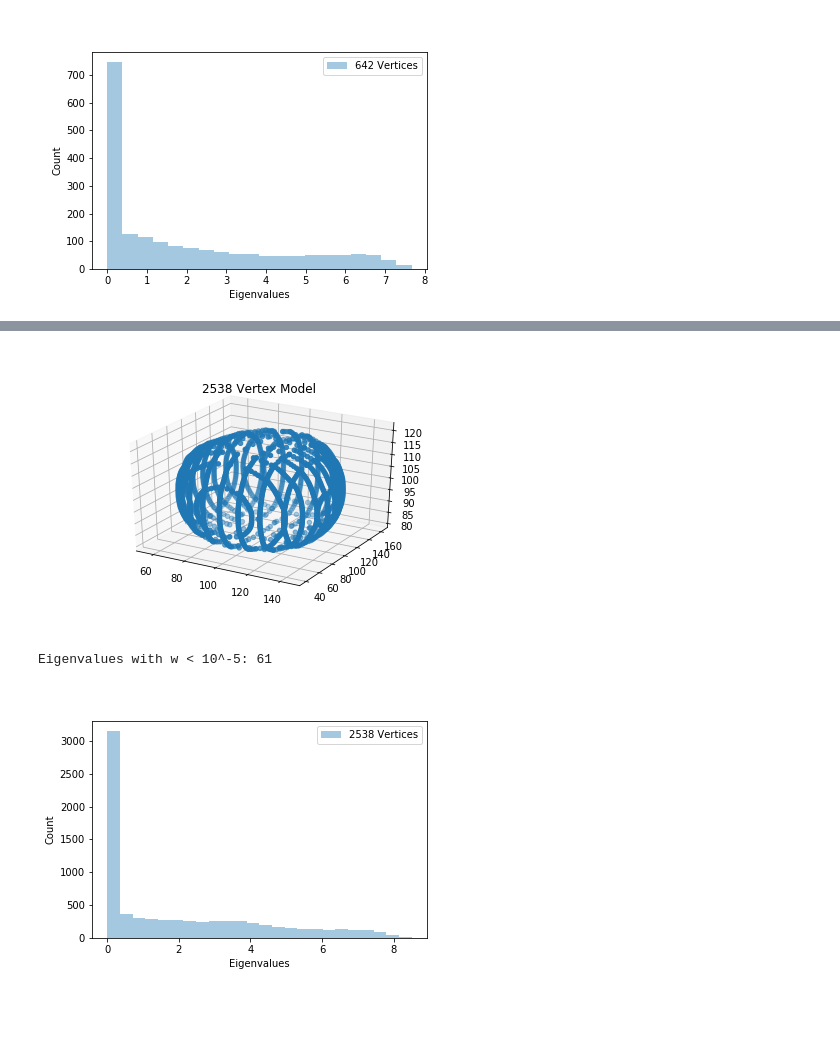
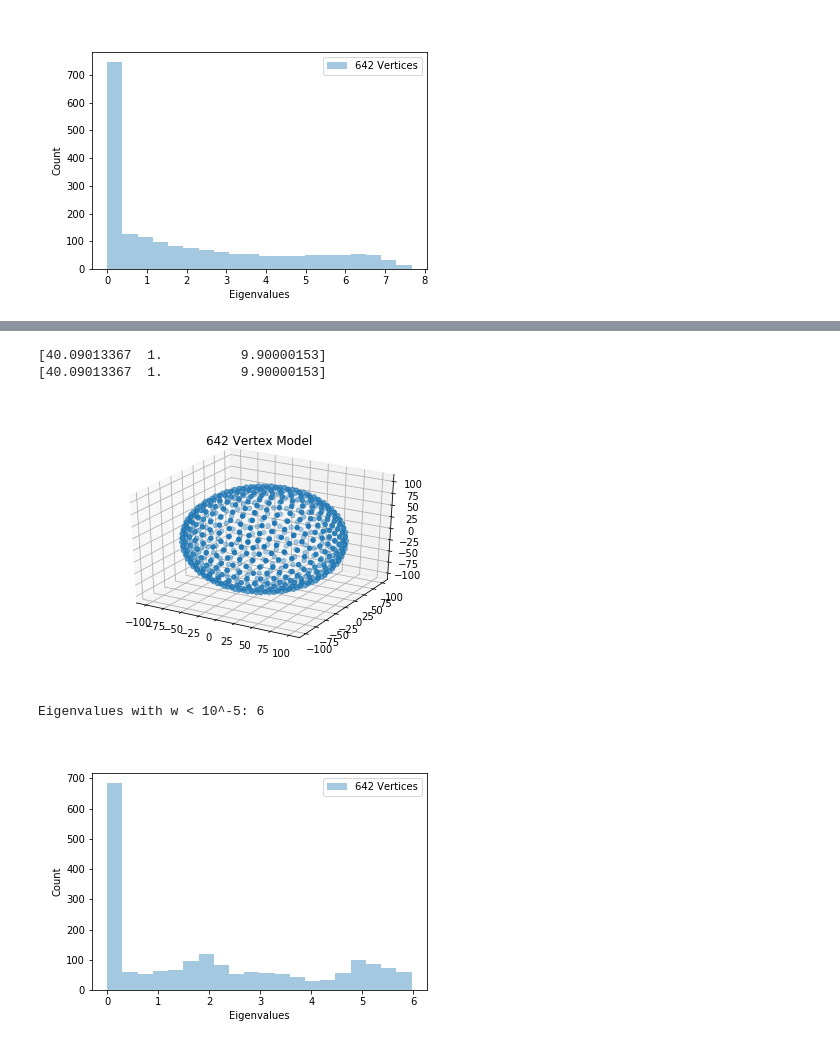
Before and after one commit to AllenCellModeling/normal_mode_analysis, a Jupyter notebook: normal_mode_analysis/nucleus_mesh_nma.ipynb, the cells around one changed output, grey strips where cells are left out. Cells and saved outputs as stored; diff of their text form; code cells hidden in the pictures; blank space fills up the shorter version.

Commit message:
Add icosphere meshes and run nma analysis for comparison to nuc

```diff
--- a/normal_mode_analysis/nucleus_mesh_nma.ipynb
+++ b/normal_mode_analysis/nucleus_mesh_nma.ipynb
@@ -16,10 +16,6 @@ faces3 = np.load('nucleus_mesh_data/sample_trimeshes_from_blair/mean_nuc_mesh_un
 # Blair's blender mesh with mesh desnity = 4
 verts4 = np.load('nucleus_mesh_data/sample_trimeshes_from_blair/mean_nuc_mesh_uniform_4_vertices.npy')
 faces4 = np.load('nucleus_mesh_data/sample_trimeshes_from_blair/mean_nuc_mesh_uniform_4_faces.npy')
-
-# Blair's blender mesh with mesh desnity = 4.5
-verts45 = np.load('nucleus_mesh_data/sample_trimeshes_from_blair/mean_nuc_mesh_uniform_4.5_vertices.npy')
-faces45 = np.load('nucleus_mesh_data/sample_trimeshes_from_blair/mean_nuc_mesh_uniform_4.5_faces.npy')
 
 # Blair's blender mesh with mesh desnity = 5
 verts5 = np.load('nucleus_mesh_data/sample_trimeshes_from_blair/mean_nuc_mesh_uniform_5_vertices.npy')
@@ -32,6 +28,14 @@ faces1060 = np.load('nucleus_mesh_data/marching_cubes_meshes/faces_1060.npy')
 # Marhcing cubes mesh with 2538 vertices
 verts2538 = np.load('nucleus_mesh_data/marching_cubes_meshes/verts_2538.npy')
 faces2538 = np.load('nucleus_mesh_data/marching_cubes_meshes/faces_2538.npy')
+
+# Icosphere mesh desnity = 4
+verts_i4 = np.load('nucleus_mesh_data/sample_trimeshes_from_blair/icosphere_4_vertices.npy')
+faces_i4 = np.load('nucleus_mesh_data/sample_trimeshes_from_blair/icosphere_4_faces.npy')
+
+# Icosphere mesh desnity = 5
+verts_i5 = np.load('nucleus_mesh_data/sample_trimeshes_from_blair/icosphere_5_vertices.npy')
+faces_i5 = np.load('nucleus_mesh_data/sample_trimeshes_from_blair/icosphere_5_faces.npy')
 # %%
 def view_mesh_nma_results(verts, faces, save_flag=False, fname=None, bins=None):
     """For a given mesh, scatterplot the vertices, run the NMA code, and histplot the eigenvalues.
@@ -92,6 +114,12 @@ Eigenvalues with w < 10^-5: 18
-# %%
-h2538, w2538, v2538 = view_mesh_nma_results(verts2538, faces2538, save_flag=True, fname='nuc_mesh_2538', bins=None)
-# %% [output]
-[figure, removed]
-Eigenvalues with w < 10^-5: 61
-[figure, removed]
+# %%
+print(verts5[386])
+print(verts5[553])
+# %% [output]
+[40.09013367  1.          9.90000153]
+[40.09013367  1.          9.90000153]
+# %%
+hi4, wi4, vi4 = view_mesh_nma_results(verts_i4, faces_i4, save_flag=True, fname='ico_4', bins=20)
+# %% [output]
+[figure, added]
+Eigenvalues with w < 10^-5: 6
+[figure, added]
```
Also changed, not shown: parts of 5 cells of this notebook.
